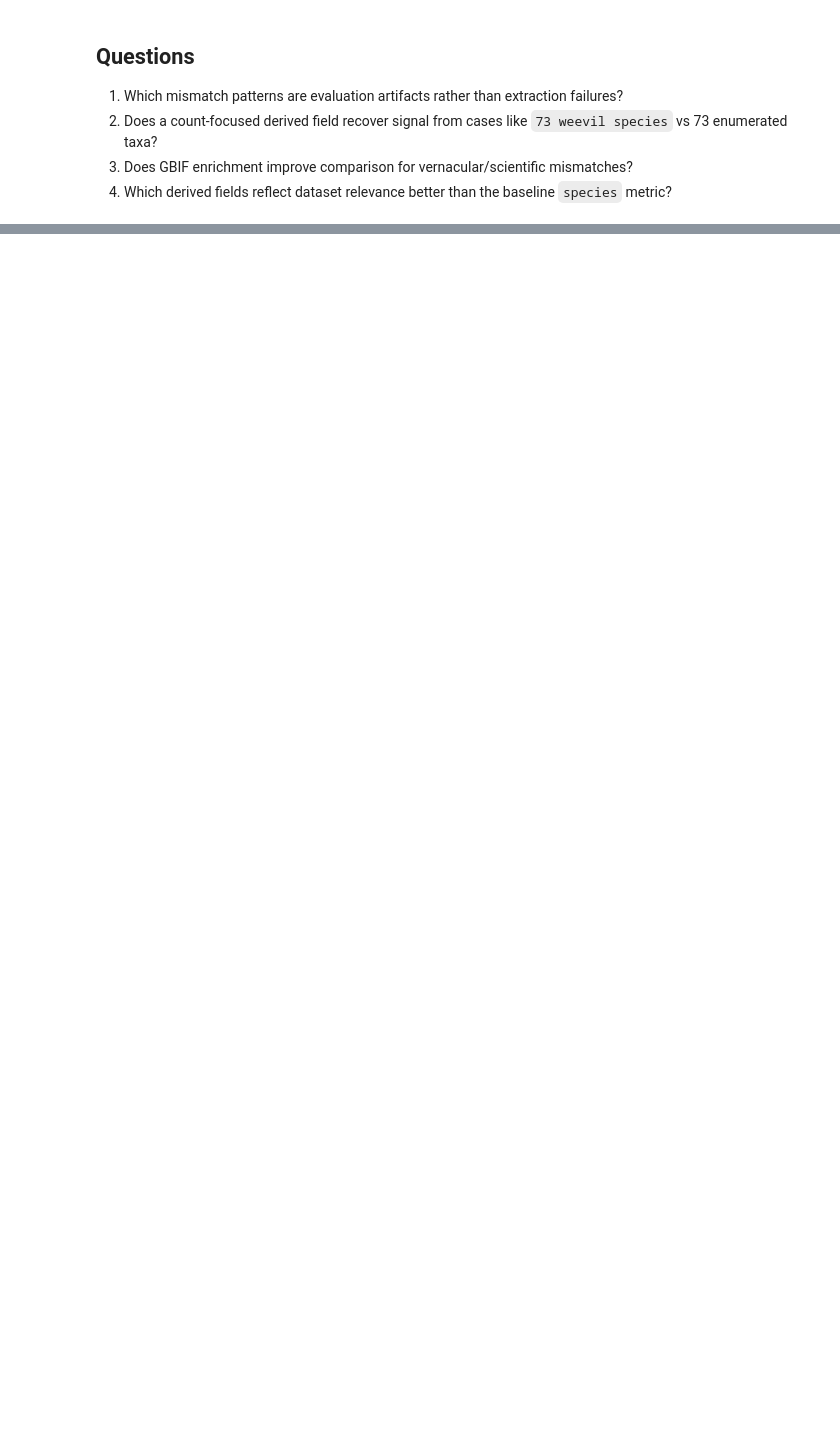
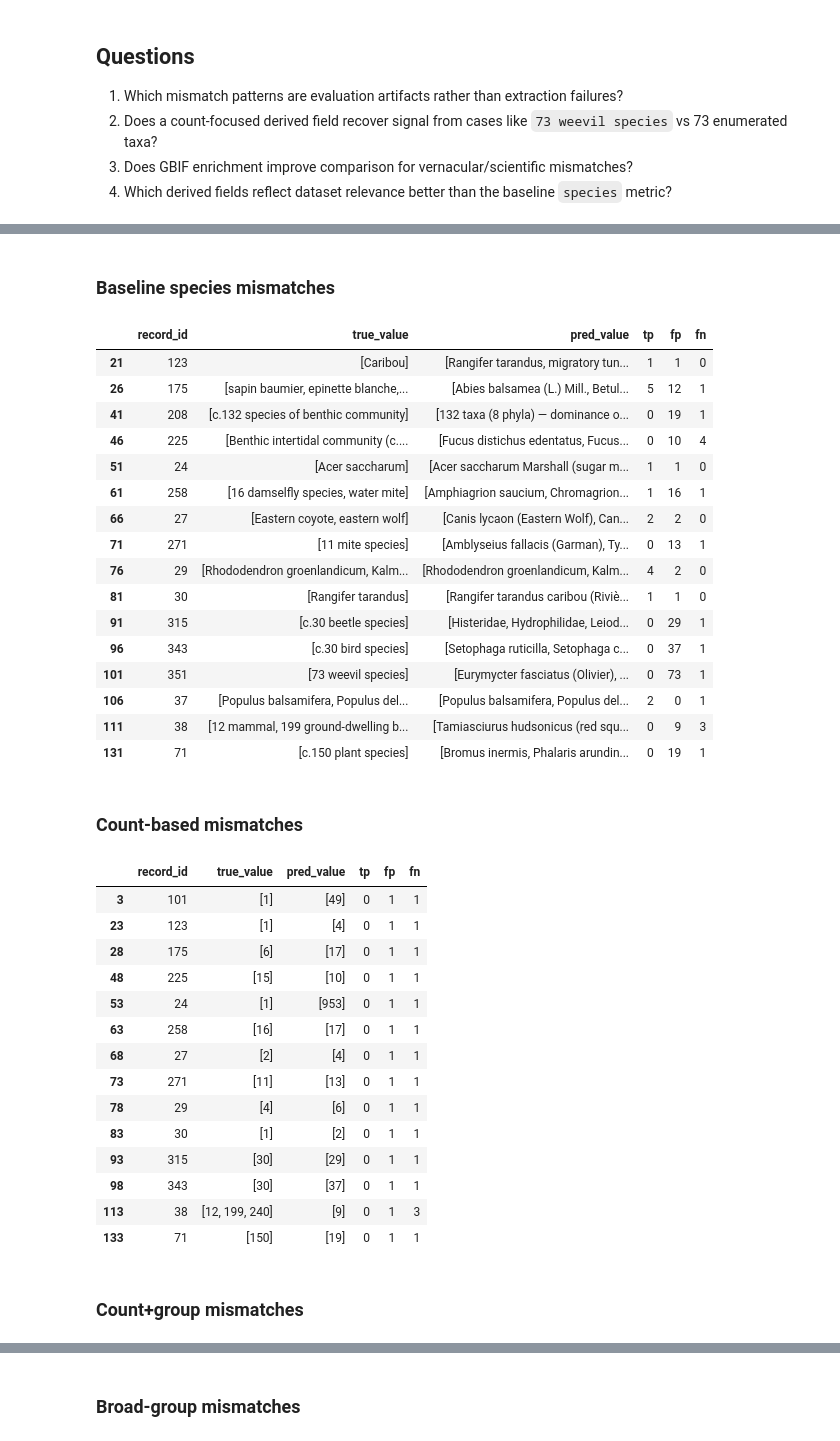
Before and after one commit to BiodiversiteQuebec/llm_metadata, a Jupyter notebook: notebooks/taxonomic_relevance_evaluation.ipynb, the cells around one changed output, grey strips where cells are left out. Saved outputs shown, nothing was run; the diff lists cells and outputs as text; code cells hidden in the pictures; blank space fills up the shorter version.

Commit message:
Implemented taxonomic_relevance_evaluation

```diff
--- a/notebooks/taxonomic_relevance_evaluation.ipynb
+++ b/notebooks/taxonomic_relevance_evaluation.ipynb
@@ -31,21 +33,41 @@ from llm_metadata.taxonomy_eval import (
     evaluate_taxonomy_fields,
 )
 # %%
+PROJECT_ROOT = Path.cwd().resolve()
+while not (PROJECT_ROOT / "pyproject.toml").exists() and PROJECT_ROOT != PROJECT_ROOT.parent:
+    PROJECT_ROOT = PROJECT_ROOT.parent
+
 RUN_GLOB = "*20260305_135009_dev_subset_pdf_file*.json"
-GT_PATH = Path("data/dataset_092624_validated.xlsx")
+GT_PATH = PROJECT_ROOT / "data/dataset_092624_validated.xlsx"
 
-candidates = sorted(Path("artifacts/runs").glob(RUN_GLOB))
-RUN_ARTIFACT_PATH = candidates[0] if candidates else Path("artifacts/runs/20260305_135009_dev_subset_pdf_file.json")
+candidates = sorted((PROJECT_ROOT / "artifacts/runs").glob(RUN_GLOB))
+candidates += sorted((PROJECT_ROOT / "data/prompt_eval_reports").glob(RUN_GLOB))
+RUN_ARTIFACT_PATH = candidates[0] if candidates else PROJECT_ROOT / "data/prompt_eval_reports/20260305_135009_dev_subset_pdf_file.json"
 
 if not RUN_ARTIFACT_PATH.exists():
     raise FileNotFoundError(
         f"Could not find run artifact. Update RUN_GLOB or RUN_ARTIFACT_PATH. Tried: {RUN_ARTIFACT_PATH}"
     )
 
-artifact = RunArtifact.load_json(RUN_ARTIFACT_PATH)
-allowed_ids = [record.gt_record_id for record in artifact.records]
+try:
+    artifact = RunArtifact.load_json(RUN_ARTIFACT_PATH)
+    allowed_ids = [record.gt_record_id for record in artifact.records]
+    pred_by_id = artifact.predictions_by_id(DatasetFeatures)
+except Exception:
+    artifact = None
+    raw_report = json.loads(RUN_ARTIFACT_PATH.read_text(encoding="utf-8"))
+    allowed_ids = [int(record_id) for record_id in raw_report["records"].keys()]
+    pred_rows = {}
+    for row in raw_report["field_results"]:
+        record_id = str(row["record_id"])
+        pred_rows.setdefault(record_id, {})[row["field"]] = row["pred_value"]
+    pred_by_id = {
+        record_id: DatasetFeatures.model_validate(values)
+        for record_id, values in pred_rows.items()
+    }
+
 true_by_id = build_ground_truth_by_id(GT_PATH, allowed_ids=allowed_ids)
-pred_by_id = artifact.predictions_by_id(DatasetFeatures)
 
-display(Markdown(f"**Run artifact:** `{RUN_ARTIFACT_PATH}`  \
-+**Records loaded:** GT={len(true_by_id)} | Pred={len(pred_by_id)}`"))
+display(Markdown(
+    f"**Run artifact:** `{RUN_ARTIFACT_PATH}`  \n**Records loaded:** GT={len(true_by_id)} | Pred={len(pred_by_id)}"
+))
@@ -66,6 +92,7 @@ FIELDS = [
     "species",
     "taxon_richness_counts",
     "taxon_richness_group_keys",
+    "taxon_broad_group_labels",
     "gbif_keys",
 ]
 
@@ -83,17 +117,57 @@ metrics_df
 # %%
 true_enriched = enrich_indexed_models(true_by_id, include_gbif=False)
 pred_enriched = enrich_indexed_models(pred_by_id, include_gbif=False)
 detail_df = report.to_pandas()
 
 species_mismatches = detail_df[(detail_df["field"] == "species") & (~detail_df["match"])]
 richness_mismatches = detail_df[(detail_df["field"] == "taxon_richness_counts") & (~detail_df["match"])]
 group_mismatches = detail_df[(detail_df["field"] == "taxon_richness_group_keys") & (~detail_df["match"])]
+broad_group_mismatches = detail_df[(detail_df["field"] == "taxon_broad_group_labels") & (~detail_df["match"])]
 
 display(Markdown("### Baseline species mismatches"))
 display(species_mismatches[["record_id", "true_value", "pred_value", "tp", "fp", "fn"]].head(20))
 
 display(Markdown("### Count-based mismatches"))
 display(richness_mismatches[["record_id", "true_value", "pred_value", "tp", "fp", "fn"]].head(20))
 
 display(Markdown("### Count+group mismatches"))
 display(group_mismatches[["record_id", "true_value", "pred_value", "tp", "fp", "fn"]].head(20))
+
+display(Markdown("### Broad-group mismatches"))
+display(broad_group_mismatches[["record_id", "true_value", "pred_value", "tp", "fp", "fn"]].head(20))
+# %% [output]
+### Baseline species mismatches
+|  | record_id | true_value | pred_value | tp | fp | fn |
+| 21 | 123 | [Caribou] | [Rangifer tarandus, migratory tun... | 1 | 1 | 0 |
+| 26 | 175 | [sapin baumier, epinette blanche,... | [Abies balsamea (L.) Mill., Betul... | 5 | 12 | 1 |
+| 41 | 208 | [c.132 species of benthic community] | [132 taxa (8 phyla) — dominance o... | 0 | 19 | 1 |
+| 46 | 225 | [Benthic intertidal community (c.... | [Fucus distichus edentatus, Fucus... | 0 | 10 | 4 |
+| 51 | 24 | [Acer saccharum] | [Acer saccharum Marshall (sugar m... | 1 | 1 | 0 |
+| 61 | 258 | [16 damselfly species, water mite] | [Amphiagrion saucium, Chromagrion... | 1 | 16 | 1 |
+| 66 | 27 | [Eastern coyote, eastern wolf] | [Canis lycaon (Eastern Wolf), Can... | 2 | 2 | 0 |
+| 71 | 271 | [11 mite species] | [Amblyseius fallacis (Garman), Ty... | 0 | 13 | 1 |
+| 76 | 29 | [Rhododendron groenlandicum, Kalm... | [Rhododendron groenlandicum, Kalm... | 4 | 2 | 0 |
+| 81 | 30 | [Rangifer tarandus] | [Rangifer tarandus caribou (Riviè... | 1 | 1 | 0 |
+| 91 | 315 | [c.30 beetle species] | [Histeridae, Hydrophilidae, Leiod... | 0 | 29 | 1 |
+| 96 | 343 | [c.30 bird species] | [Setophaga ruticilla, Setophaga c... | 0 | 37 | 1 |
+| 101 | 351 | [73 weevil species] | [Eurymycter fasciatus (Olivier), ... | 0 | 73 | 1 |
+| 106 | 37 | [Populus balsamifera, Populus del... | [Populus balsamifera, Populus del... | 2 | 0 | 1 |
+| 111 | 38 | [12 mammal, 199 ground-dwelling b... | [Tamiasciurus hudsonicus (red squ... | 0 | 9 | 3 |
+| 131 | 71 | [c.150 plant species] | [Bromus inermis, Phalaris arundin... | 0 | 19 | 1 |
+### Count-based mismatches
+|  | record_id | true_value | pred_value | tp | fp | fn |
+| 3 | 101 | [1] | [49] | 0 | 1 | 1 |
+| 23 | 123 | [1] | [4] | 0 | 1 | 1 |
+| 28 | 175 | [6] | [17] | 0 | 1 | 1 |
+| 48 | 225 | [15] | [10] | 0 | 1 | 1 |
+| 53 | 24 | [1] | [953] | 0 | 1 | 1 |
+| 63 | 258 | [16] | [17] | 0 | 1 | 1 |
+| 68 | 27 | [2] | [4] | 0 | 1 | 1 |
+| 73 | 271 | [11] | [13] | 0 | 1 | 1 |
+| 78 | 29 | [4] | [6] | 0 | 1 | 1 |
+| 83 | 30 | [1] | [2] | 0 | 1 | 1 |
+| 93 | 315 | [30] | [29] | 0 | 1 | 1 |
+| 98 | 343 | [30] | [37] | 0 | 1 | 1 |
+| 113 | 38 | [12, 199, 240] | [9] | 0 | 1 | 3 |
+| 133 | 71 | [150] | [19] | 0 | 1 | 1 |
+### Count+group mismatches
@@ -99,0 +186 @@ display(group_mismatches[["record_id", "true_value", "pred_value", "tp", "fp", "
+### Broad-group mismatches
```
Also changed, not shown: parts of 8 cells of this notebook, 6 other files.
